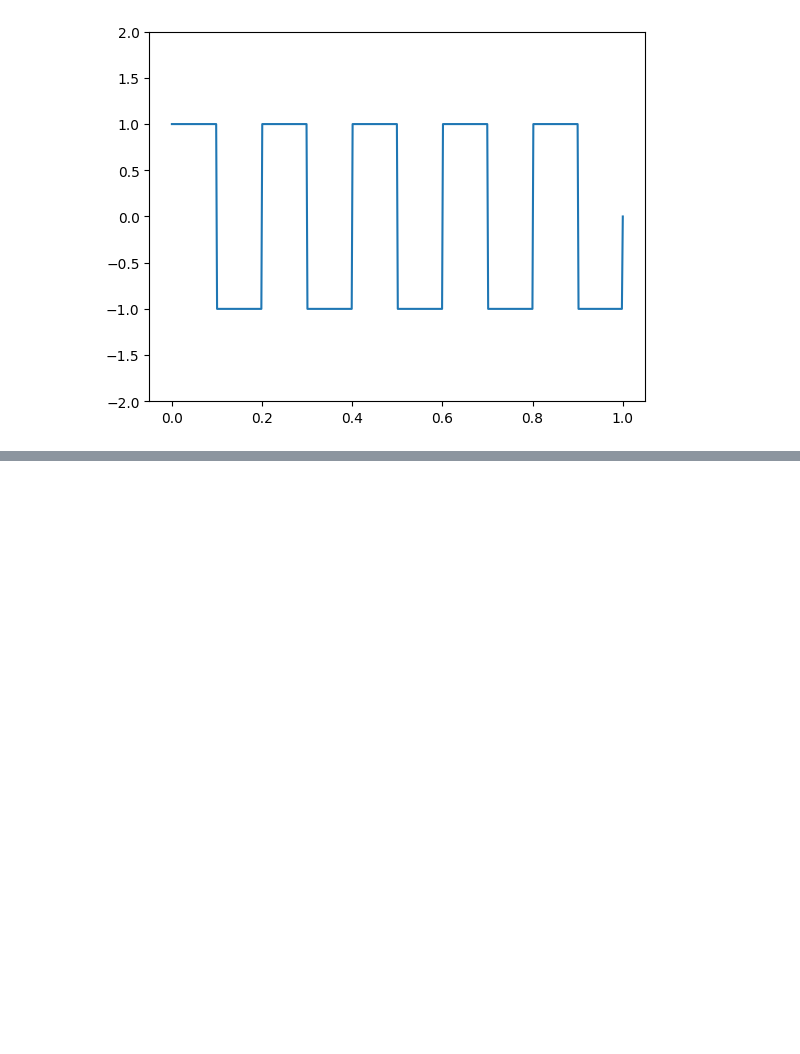
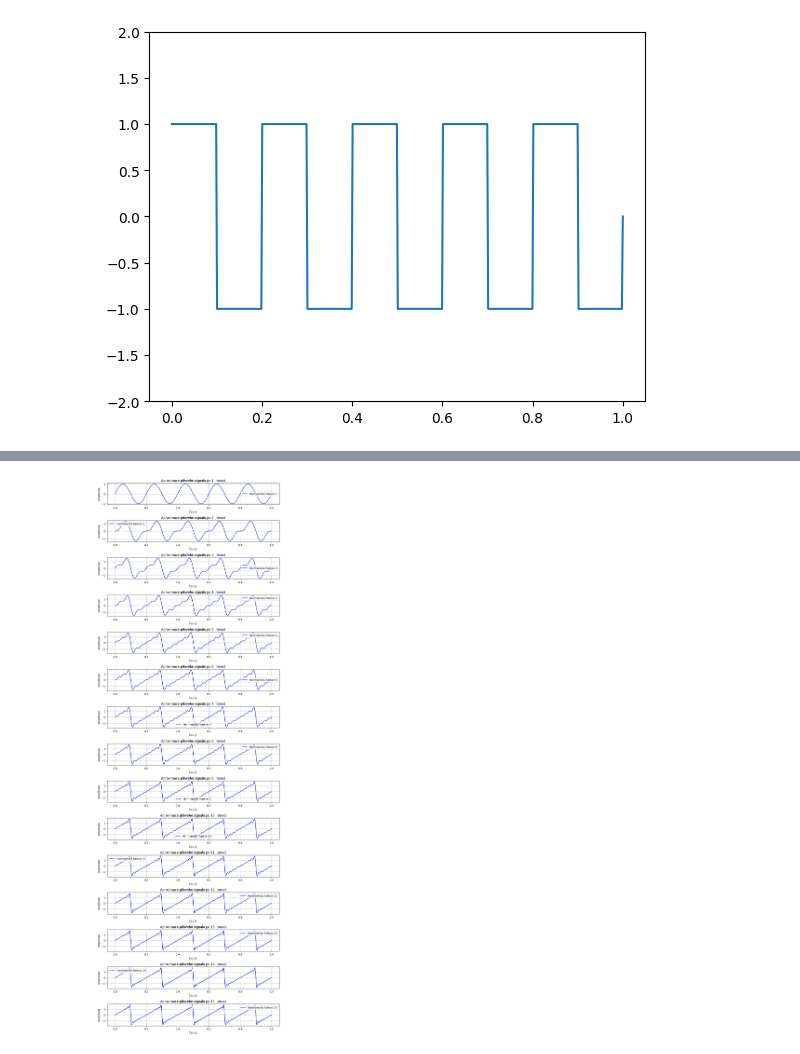
Before and after one commit to ondrejsvorc/UJEP, a Jupyter notebook: PZS/main.ipynb, the cells around one changed output, grey strips where cells are left out. Drawn from its saved outputs; the diff is of its cells as text; code cells hidden in the pictures; blank space fills up the shorter version.

```diff
--- a/PZS/main.ipynb
+++ b/PZS/main.ipynb
@@ -235,0 +255,21 @@ plt.ylim(-2, 2)
+# %%
+f = 5
+t = np.linspace(0, 1, 1000)
+signal = np.zeros_like(t)
+
+num_harmonics = 15
+fig, axs = plt.subplots(num_harmonics, 1, figsize=(10, 2 * num_harmonics))
+
+for k in range(1, num_harmonics + 1):
+    signal += (-1) ** (k + 1) * (1 / k) * np.sin(2 * np.pi * k * f * t)
+    axs[k - 1].plot(t, signal, label=f"Harmonická funkce {k}", color="b")
+    axs[k - 1].set_title(f"Aproximace pilového signálu po {k}. iteraci")
+    axs[k - 1].set_xlabel("Čas [s]")
+    axs[k - 1].set_ylabel("Amplituda")
+    axs[k - 1].grid(True)
+    axs[k - 1].legend()
+
+plt.tight_layout()
+plt.show()
+# %% [output]
+[figure, added]
```
Also changed, not shown: parts of 4 cells of this notebook.
